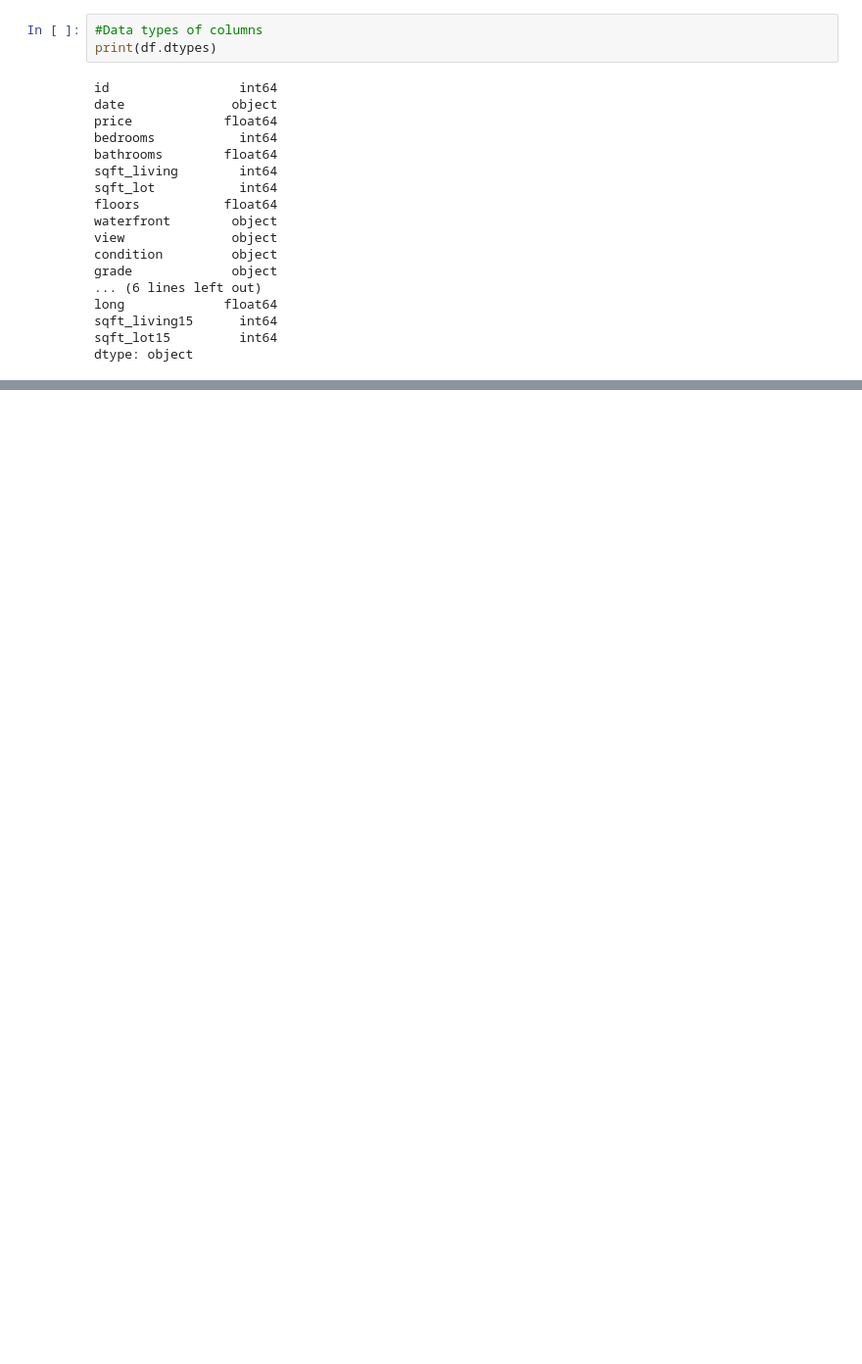
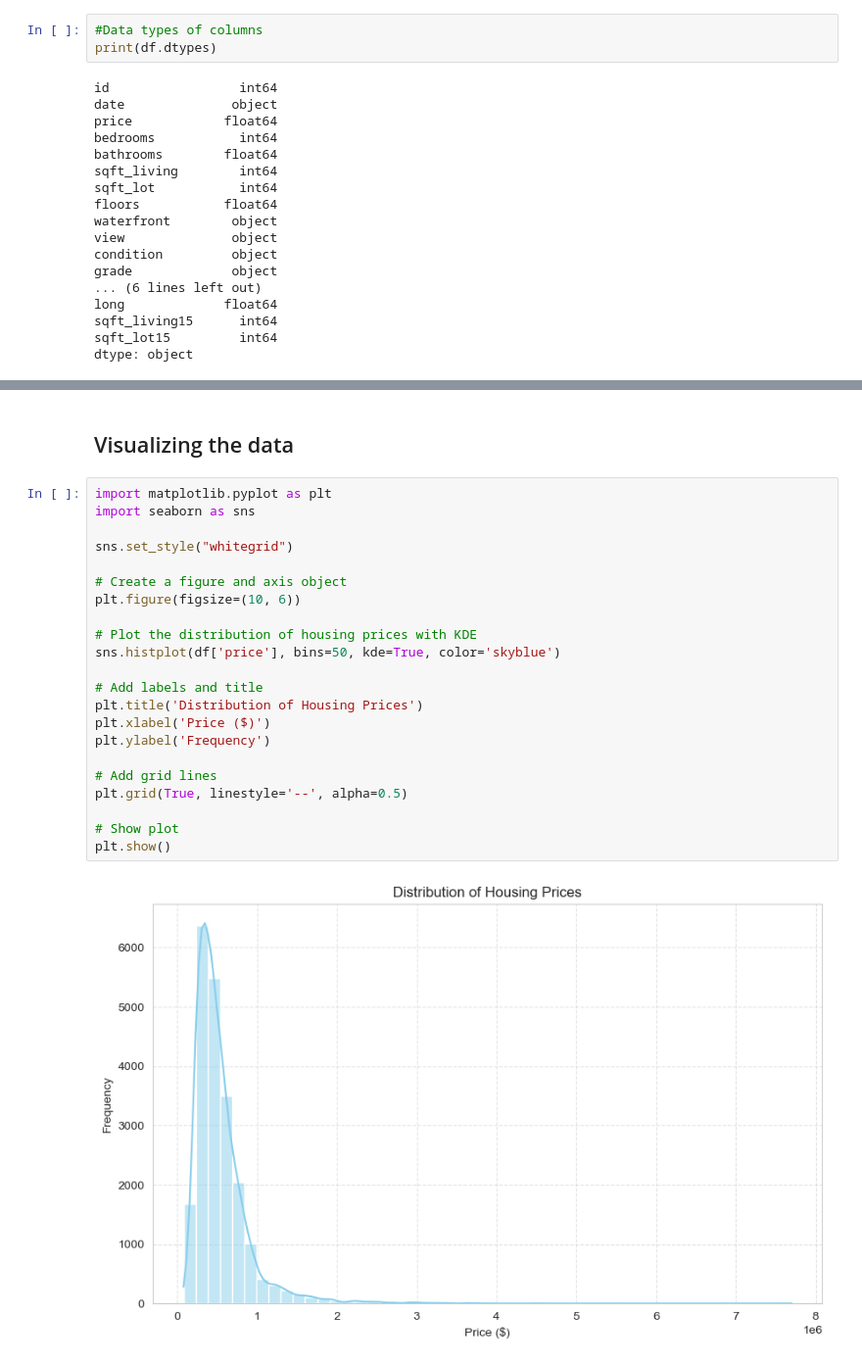
Before and after one commit to jerrynarkiso/Kings-Country-Housing-Project, a Jupyter notebook: student.ipynb, the cells around one changed output, grey strips where cells are left out. Shown at 98% size. Saved outputs shown, nothing was run; the diff lists cells and outputs as text; blank space fills up the shorter version.

Commit message:
Updated data understanding document

```diff
--- a/student.ipynb
+++ b/student.ipynb
@@ -116,0 +122,26 @@ Name: count, Length: 21420, dtype: int64
+# %% [markdown]
+## Visualizing the data
+# %%
+import matplotlib.pyplot as plt
+import seaborn as sns
+
+sns.set_style("whitegrid")
+
+# Create a figure and axis object
+plt.figure(figsize=(10, 6))
+
+# Plot the distribution of housing prices with KDE
+sns.histplot(df['price'], bins=50, kde=True, color='skyblue')
+
+# Add labels and title
+plt.title('Distribution of Housing Prices')
+plt.xlabel('Price ($)')
+plt.ylabel('Frequency')
+
+# Add grid lines
+plt.grid(True, linestyle='--', alpha=0.5)
+
+# Show plot
+plt.show()
+# %% [output]
+[figure, added]
```
Also changed, not shown: parts of 15 cells of this notebook.
